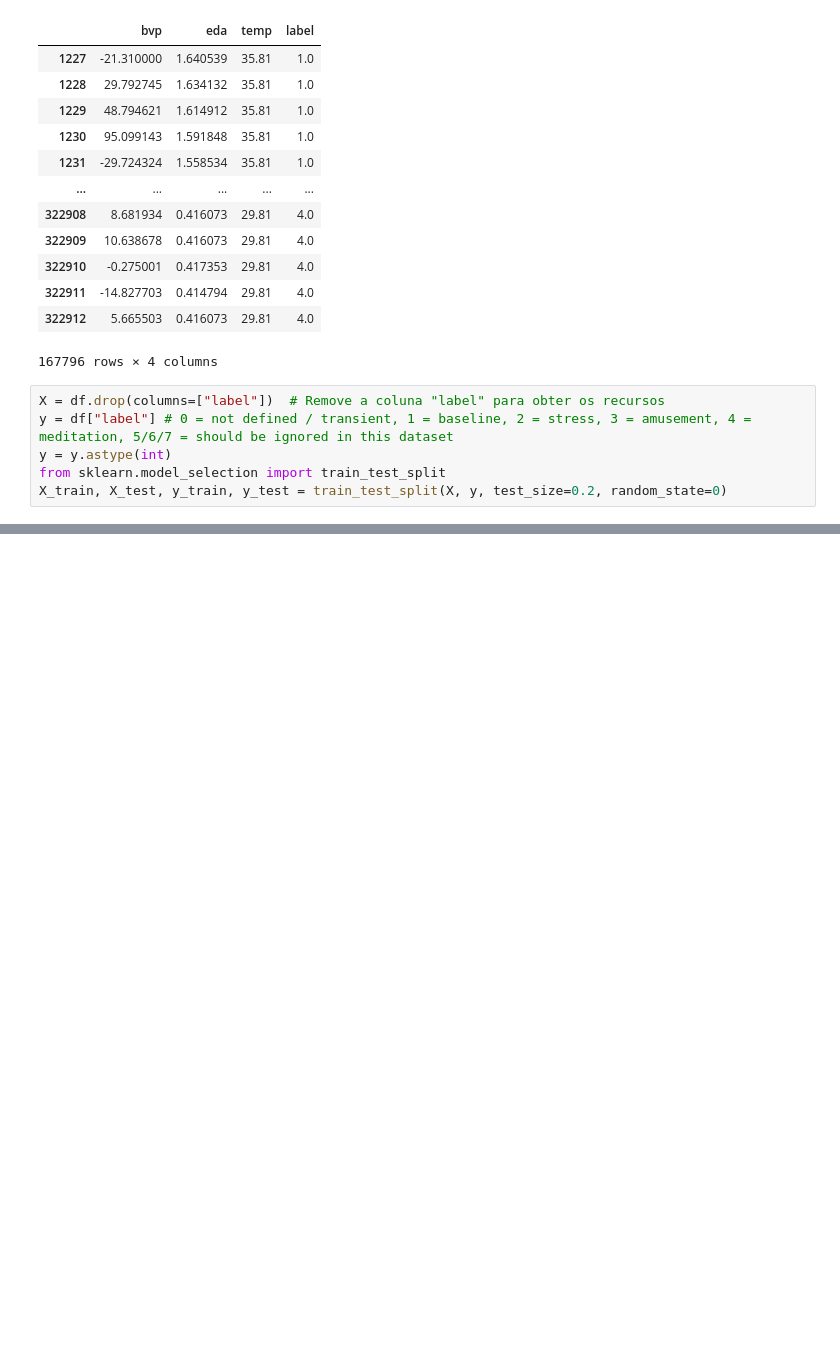
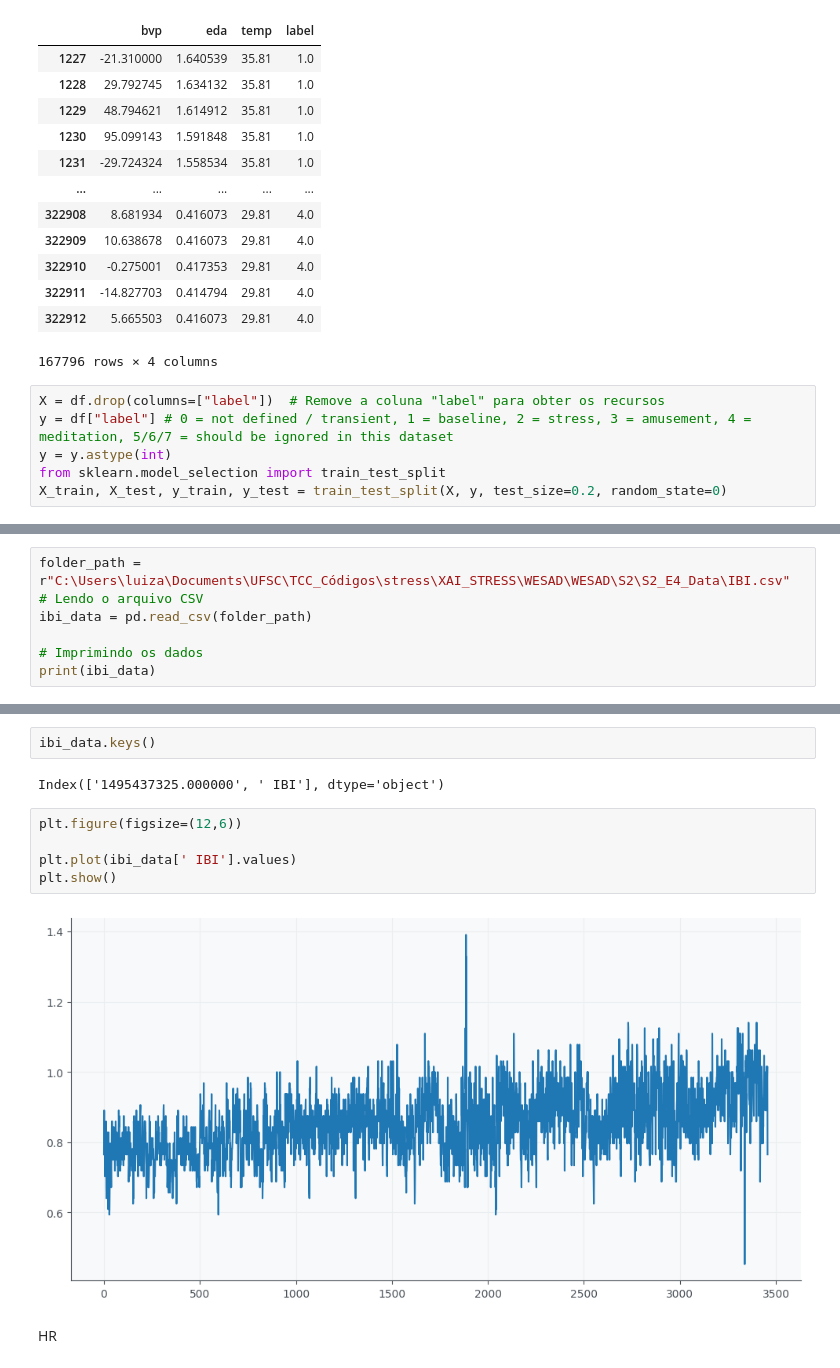
Before and after one commit to luizacastilho/XAI_STRESS, a Jupyter notebook: WESAD/analysiswesad.ipynb, the cells around one changed output, grey strips where cells are left out. Saved outputs shown, nothing was run; the diff lists cells and outputs as text; blank space fills up the shorter version.

Commit message:
preparação de dados wesad

```diff
--- a/WESAD/analysiswesad.ipynb
+++ b/WESAD/analysiswesad.ipynb
@@ -158,0 +214,7 @@ plt.show()
+# %%
+folder_path = r"C:\Users\luiza\Documents\UFSC\TCC_Códigos\stress\XAI_STRESS\WESAD\WESAD\S2\S2_E4_Data\IBI.csv"
+# Lendo o arquivo CSV
+ibi_data = pd.read_csv(folder_path)
+
+# Imprimindo os dados
+print(ibi_data)
@@ -158,0 +236,13 @@ plt.show()
+# %%
+ibi_data.keys()
+# %% [output]
+Index(['1495437325.000000', ' IBI'], dtype='object')
+# %%
+plt.figure(figsize=(12,6))
+
+plt.plot(ibi_data[' IBI'].values)
+plt.show()
+# %% [output]
+[figure, added]
+# %% [markdown]
+HR
```
Also changed, not shown: parts of 16 cells of this notebook.
